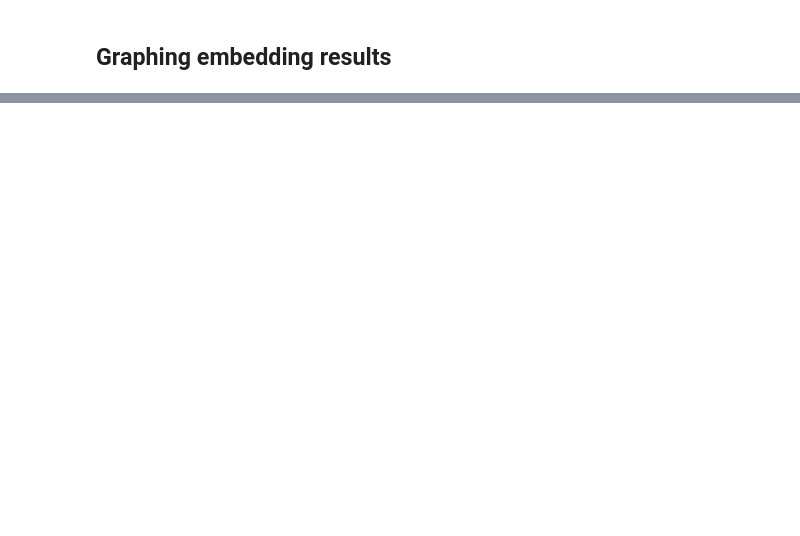
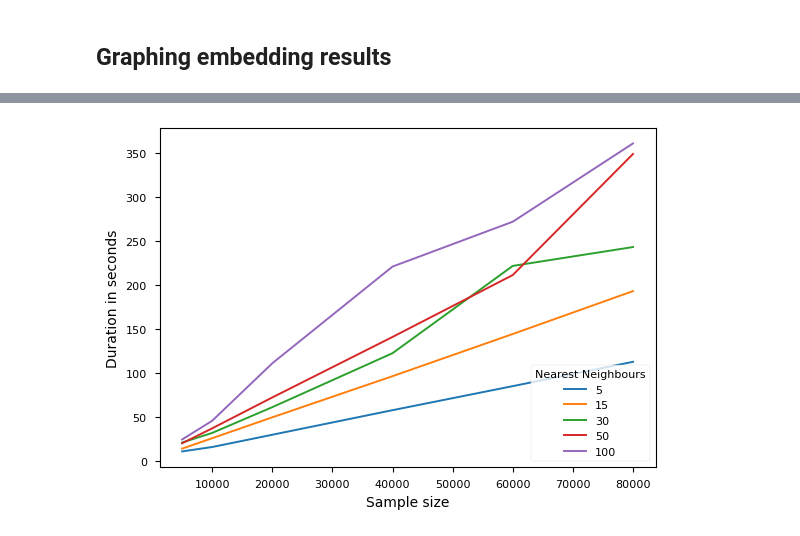
Before and after one commit to HJJoosse/celldyn_embedder, a Jupyter notebook: sandbox/graphing_embedding_results.ipynb, the cells around one changed output, grey strips where cells are left out. Saved outputs shown, nothing was run; the diff lists cells and outputs as text; code cells hidden in the pictures; blank space fills up the shorter version.

```diff
--- a/sandbox/graphing_embedding_results.ipynb
+++ b/sandbox/graphing_embedding_results.ipynb
@@ -57,0 +43,4 @@ Text(0, 0.5, 'Distance correlation score')
+# %%
+sizes_against_performance_plot(sample_ls,"duration_in_second", "Duration in seconds")
+# %% [output]
+[figure, added]
```
Also changed, not shown: parts of 13 cells of this notebook, 2 other files.
